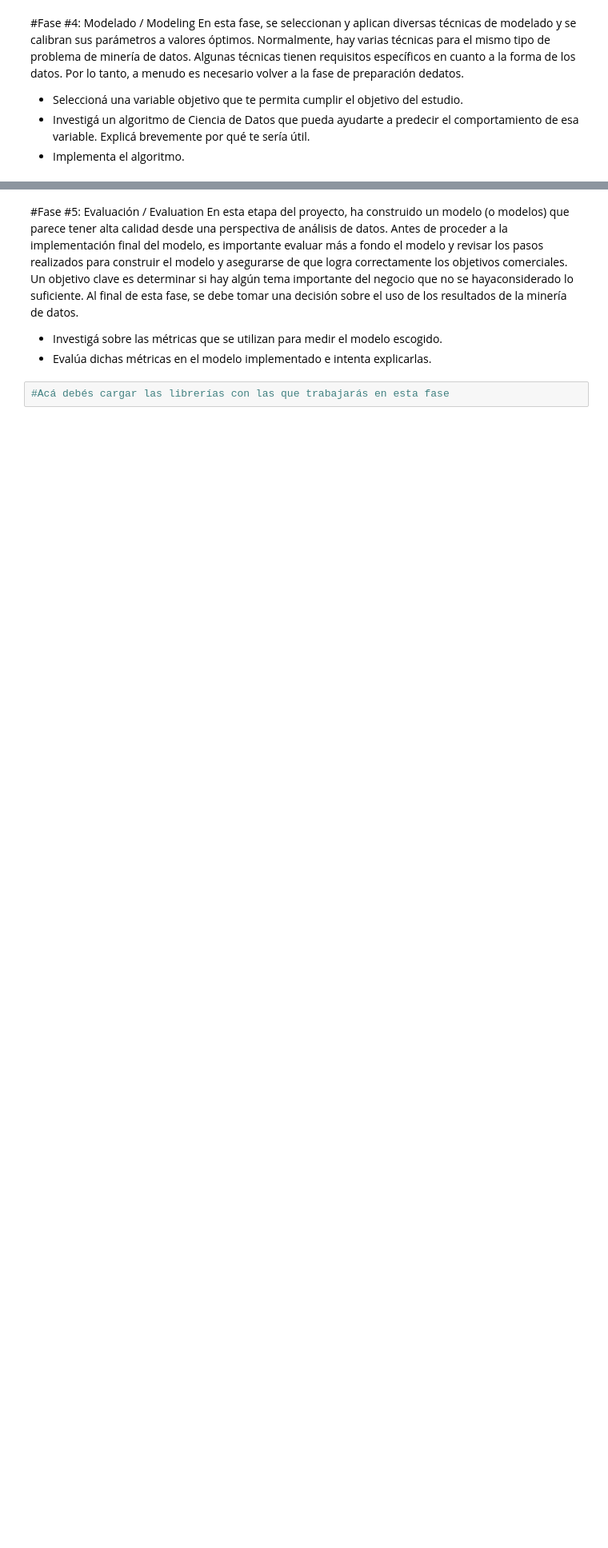
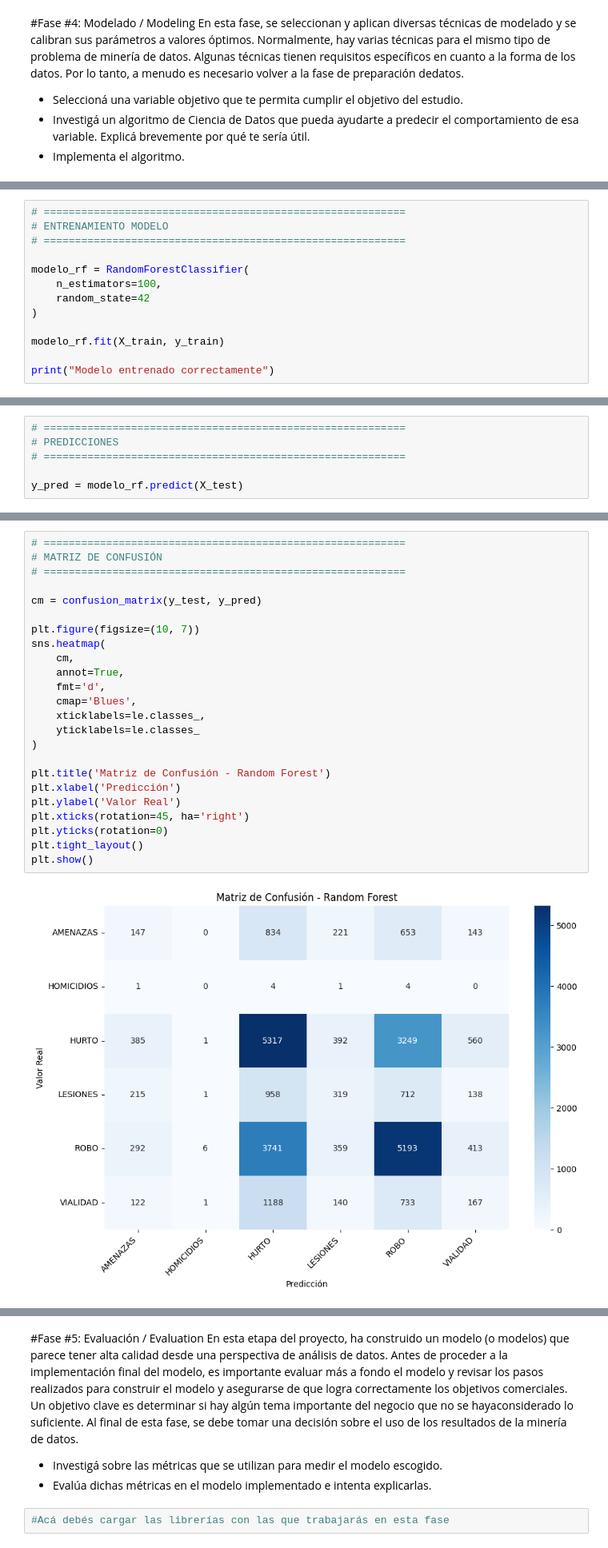
Before and after one commit to ChronosXV/Ingenieria_Software, a Jupyter notebook: Proyecto/UGR_Ing_de_Software_Grupo_2_TP.ipynb, the cells around one changed output, grey strips where cells are left out. Shown: that part at 80% size. Cells and saved outputs as stored; diff of their text form; blank space fills up the shorter version.

```diff
--- a/Proyecto/UGR_Ing_de_Software_Grupo_2_TP.ipynb
+++ b/Proyecto/UGR_Ing_de_Software_Grupo_2_TP.ipynb
@@ -606,0 +834,13 @@ En esta fase, se seleccionan y aplican diversas técnicas de modelado y se calib
+# %%
+# ==========================================================
+# ENTRENAMIENTO MODELO
+# ==========================================================
+
+modelo_rf = RandomForestClassifier(
+    n_estimators=100,
+    random_state=42
+)
+
+modelo_rf.fit(X_train, y_train)
+
+print("Modelo entrenado correctamente")
@@ -606,0 +851,6 @@ En esta fase, se seleccionan y aplican diversas técnicas de modelado y se calib
+# %%
+# ==========================================================
+# PREDICCIONES
+# ==========================================================
+
+y_pred = modelo_rf.predict(X_test)
@@ -606,0 +898,26 @@ En esta fase, se seleccionan y aplican diversas técnicas de modelado y se calib
+# %%
+# ==========================================================
+# MATRIZ DE CONFUSIÓN
+# ==========================================================
+
+cm = confusion_matrix(y_test, y_pred)
+
+plt.figure(figsize=(10, 7))
+sns.heatmap(
+    cm,
+    annot=True,
+    fmt='d',
+    cmap='Blues',
+    xticklabels=le.classes_,
+    yticklabels=le.classes_
+)
+
+plt.title('Matriz de Confusión - Random Forest')
+plt.xlabel('Predicción')
+plt.ylabel('Valor Real')
+plt.xticks(rotation=45, ha='right')
+plt.yticks(rotation=0)
+plt.tight_layout()
+plt.show()
+# %% [output]
+[figure, added]
```
Also changed, not shown: parts of 27 cells of this notebook.
